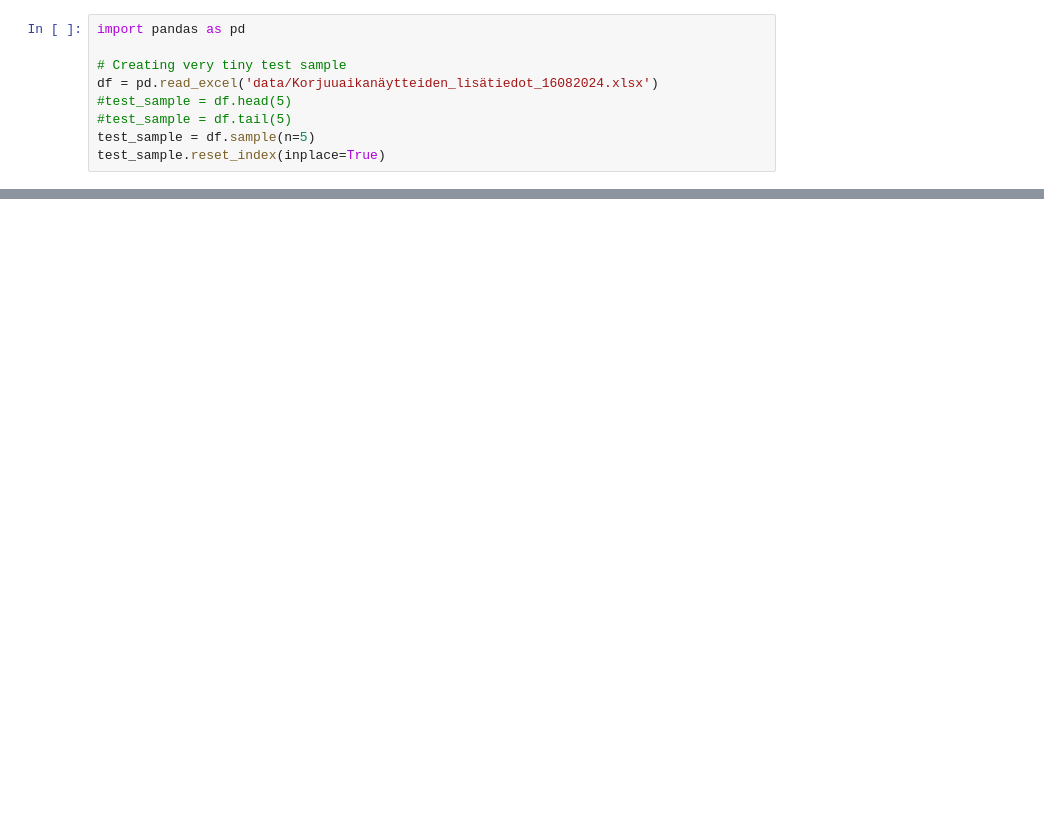
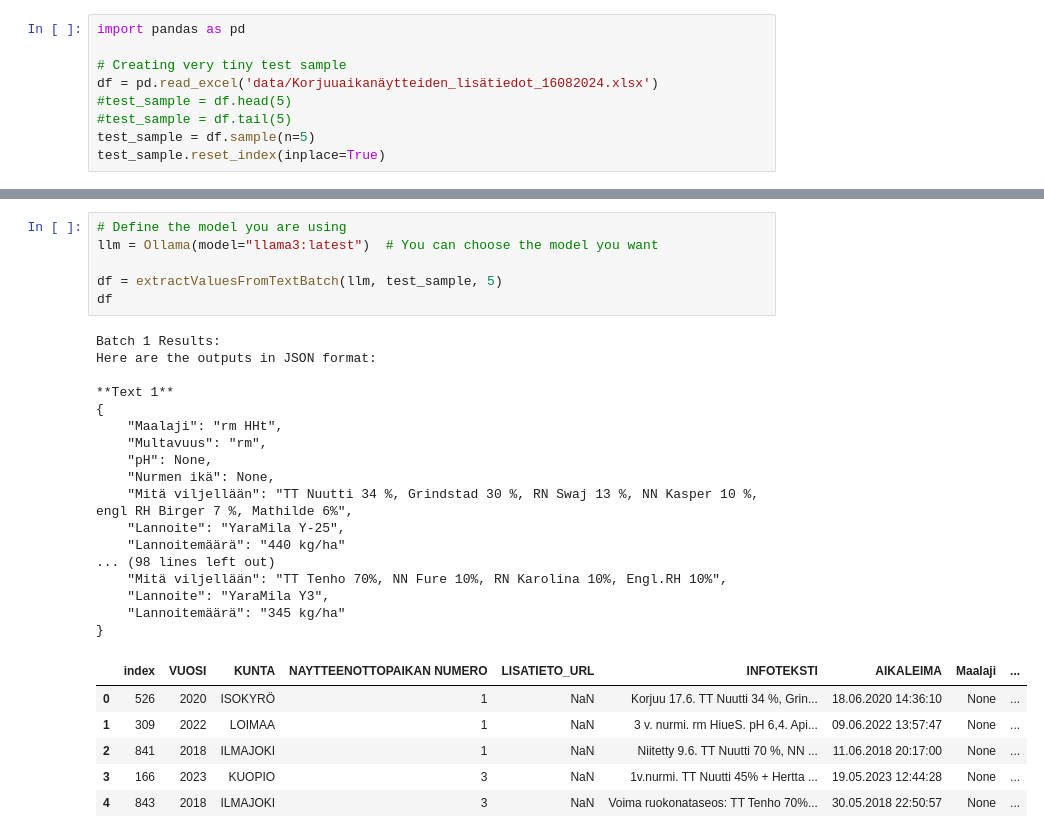
Before and after one commit to airaksinenv/llama3-data-prep-tool, a Jupyter notebook: llama3.ipynb, the cells around one changed output, grey strips where cells are left out. Drawn from its saved outputs; the diff is of its cells as text; blank space fills up the shorter version.

```diff
--- a/llama3.ipynb
+++ b/llama3.ipynb
@@ -380 +529,31 @@ Lannoitemäärä: 470 kg/ha
+# %%
+# Define the model you are using
+llm = Ollama(model="llama3:latest")  # You can choose the model you want
+
+df = extractValuesFromTextBatch(llm, test_sample, 5)
+df
+# %% [output]
+Batch 1 Results:
+Here are the outputs in JSON format:
+
+**Text 1**
+{
+    "Maalaji": "rm HHt",
+    "Multavuus": "rm",
+    "pH": None,
+    "Nurmen ikä": None,
+    "Mitä viljellään": "TT Nuutti 34 %, Grindstad 30 %, RN Swaj 13 %, NN Kasper 10 %, engl RH Birger 7 %, Mathilde 6%",
+    "Lannoite": "YaraMila Y-25",
+    "Lannoitemäärä": "440 kg/ha"
+... (98 lines left out)
+    "Mitä viljellään": "TT Tenho 70%, NN Fure 10%, RN Karolina 10%, Engl.RH 10%",
+    "Lannoite": "YaraMila Y3",
+    "Lannoitemäärä": "345 kg/ha"
+}
+|  | index | VUOSI | KUNTA | NAYTTEENOTTOPAIKAN NUMERO | LISATIETO_URL | INFOTEKSTI | AIKALEIMA | Maalaji | ... |
+| 0 | 526 | 2020 | ISOKYRÖ | 1 | NaN | Korjuu 17.6. TT Nuutti 34 %, Grin... | 18.06.2020 14:36:10 | None | ... |
+| 1 | 309 | 2022 | LOIMAA | 1 | NaN | 3 v. nurmi. rm HiueS. pH 6,4. Api... | 09.06.2022 13:57:47 | None | ... |
+| 2 | 841 | 2018 | ILMAJOKI | 1 | NaN | Niitetty 9.6. TT Nuutti 70 %, NN ... | 11.06.2018 20:17:00 | None | ... |
+| 3 | 166 | 2023 | KUOPIO | 3 | NaN | 1v.nurmi. TT Nuutti 45% + Hertta ... | 19.05.2023 12:44:28 | None | ... |
+| 4 | 843 | 2018 | ILMAJOKI | 3 | NaN | Voima ruokonataseos: TT Tenho 70%... | 30.05.2018 22:50:57 | None | ... |
 # %%
```
Also changed, not shown: parts of 9 cells of this notebook, 3 other files.
